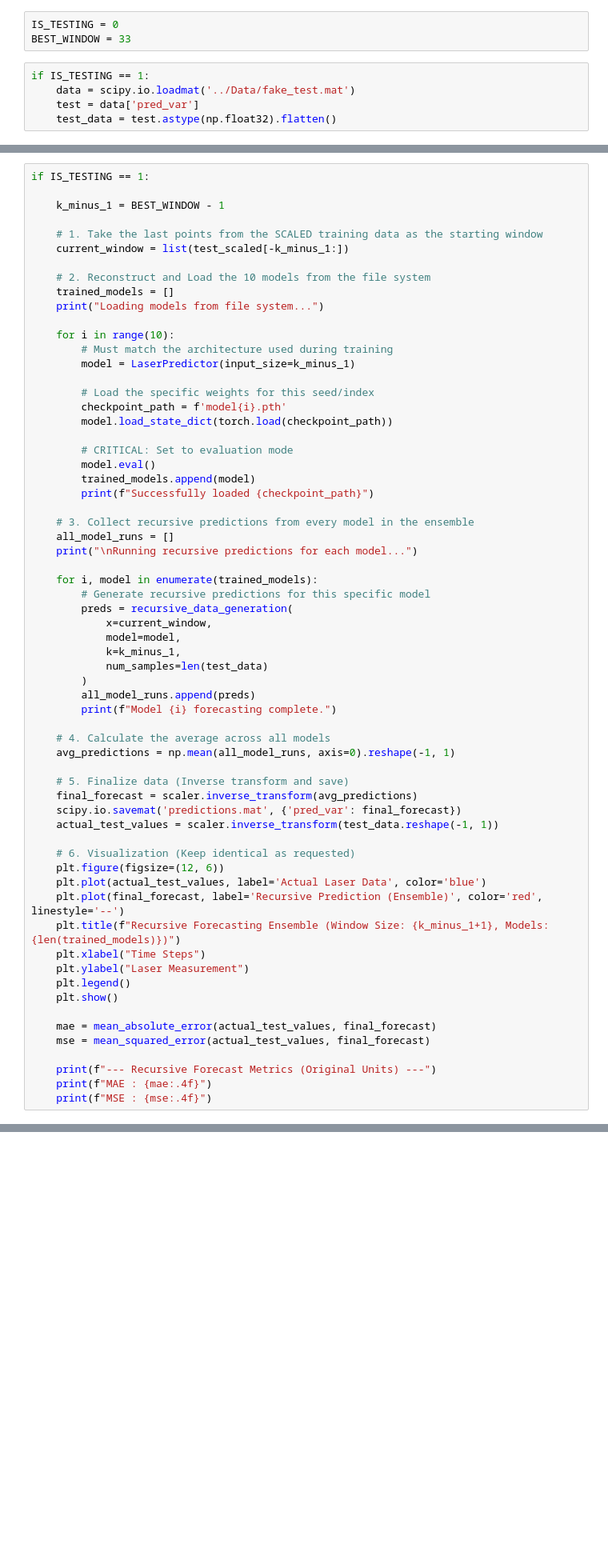
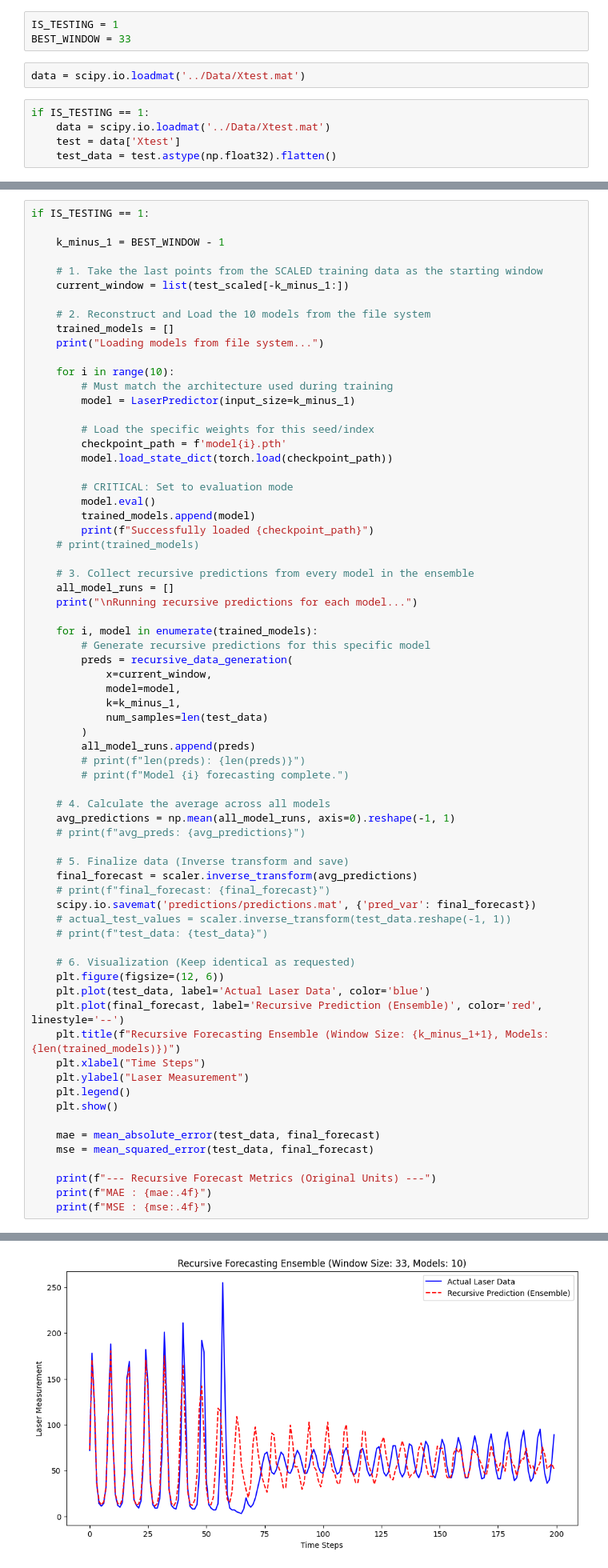
Before and after one commit to Moniica22/Lab1_DL, a Jupyter notebook: FeedForward/feedforward_ensemble.ipynb, the cells around one changed output, grey strips where cells are left out. Shown at 80% size. Cells and saved outputs as stored; diff of their text form; blank space fills up the shorter version.

Commit message:
ensemble test preds W=33

```diff
--- a/FeedForward/feedforward_ensemble.ipynb
+++ b/FeedForward/feedforward_ensemble.ipynb
@@ -13,12 +13,14 @@ from sklearn.metrics import mean_absolute_error, mean_squared_error
 import random
 import copy
 # %%
-IS_TESTING = 0
+IS_TESTING = 1
 BEST_WINDOW = 33
+# %%
+data = scipy.io.loadmat('../Data/Xtest.mat')
 # %%
 if IS_TESTING == 1:
-    data = scipy.io.loadmat('../Data/fake_test.mat')
-    test = data['pred_var']
+    data = scipy.io.loadmat('../Data/Xtest.mat')
+    test = data['Xtest']
     test_data = test.astype(np.float32).flatten()
 # %%
 mat_data = scipy.io.loadmat('../Data/Xtrain.mat')
@@ -566,6 +534,7 @@ if IS_TESTING == 1:
         model.eval()
         trained_models.append(model)
         print(f"Successfully loaded {checkpoint_path}")
+    # print(trained_models)
 
     # 3. Collect recursive predictions from every model in the ensemble
     all_model_runs = []
@@ -580,19 +549,23 @@ if IS_TESTING == 1:
             num_samples=len(test_data)
         )
         all_model_runs.append(preds)
-        print(f"Model {i} forecasting complete.")
+        # print(f"len(preds): {len(preds)}")
+        # print(f"Model {i} forecasting complete.")
 
     # 4. Calculate the average across all models
     avg_predictions = np.mean(all_model_runs, axis=0).reshape(-1, 1)
+    # print(f"avg_preds: {avg_predictions}")
 
     # 5. Finalize data (Inverse transform and save)
     final_forecast = scaler.inverse_transform(avg_predictions)
-    scipy.io.savemat('predictions.mat', {'pred_var': final_forecast})
-    actual_test_values = scaler.inverse_transform(test_data.reshape(-1, 1))
+    # print(f"final_forecast: {final_forecast}")
+    scipy.io.savemat('predictions/predictions.mat', {'pred_var': final_forecast})
+    # actual_test_values = scaler.inverse_transform(test_data.reshape(-1, 1))
+    # print(f"test_data: {test_data}")
 
     # 6. Visualization (Keep identical as requested)
     plt.figure(figsize=(12, 6))
-    plt.plot(actual_test_values, label='Actual Laser Data', color='blue')
+    plt.plot(test_data, label='Actual Laser Data', color='blue')
     plt.plot(final_forecast, label='Recursive Prediction (Ensemble)', color='red', linestyle='--')
     plt.title(f"Recursive Forecasting Ensemble (Window Size: {k_minus_1+1}, Models: {len(trained_models)})")
     plt.xlabel("Time Steps")
@@ -600,9 +573,10 @@ if IS_TESTING == 1:
     plt.legend()
     plt.show()
 
-    mae = mean_absolute_error(actual_test_values, final_forecast)
-    mse = mean_squared_error(actual_test_values, final_forecast)
+    mae = mean_absolute_error(test_data, final_forecast)
+    mse = mean_squared_error(test_data, final_forecast)
 
     print(f"--- Recursive Forecast Metrics (Original Units) ---")
     print(f"MAE : {mae:.4f}")
     print(f"MSE : {mse:.4f}")
+# %% [output]
@@ -608,0 +596 @@ if IS_TESTING == 1:
+[figure, added]
```
Also changed, not shown: parts of 4 cells of this notebook, 14 other files.
